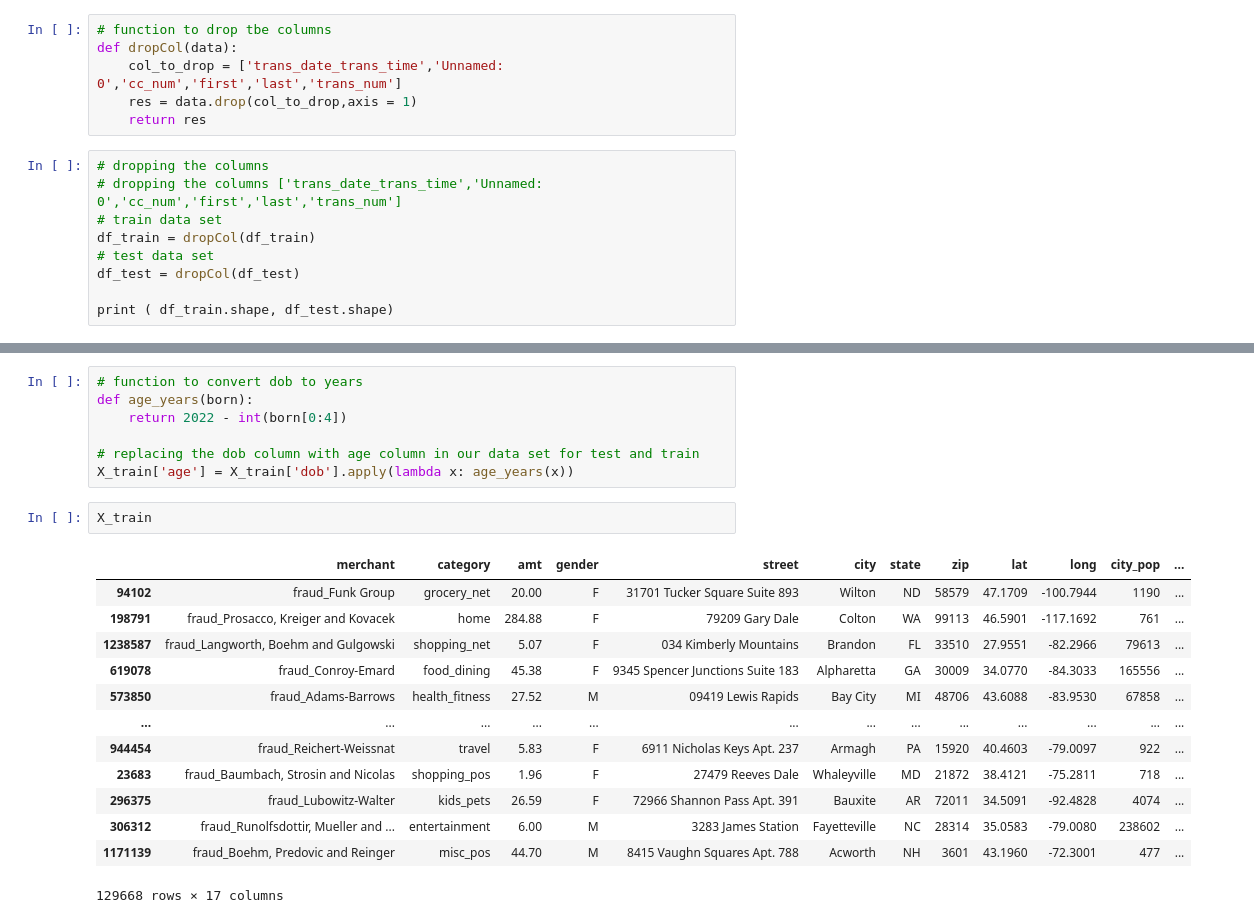
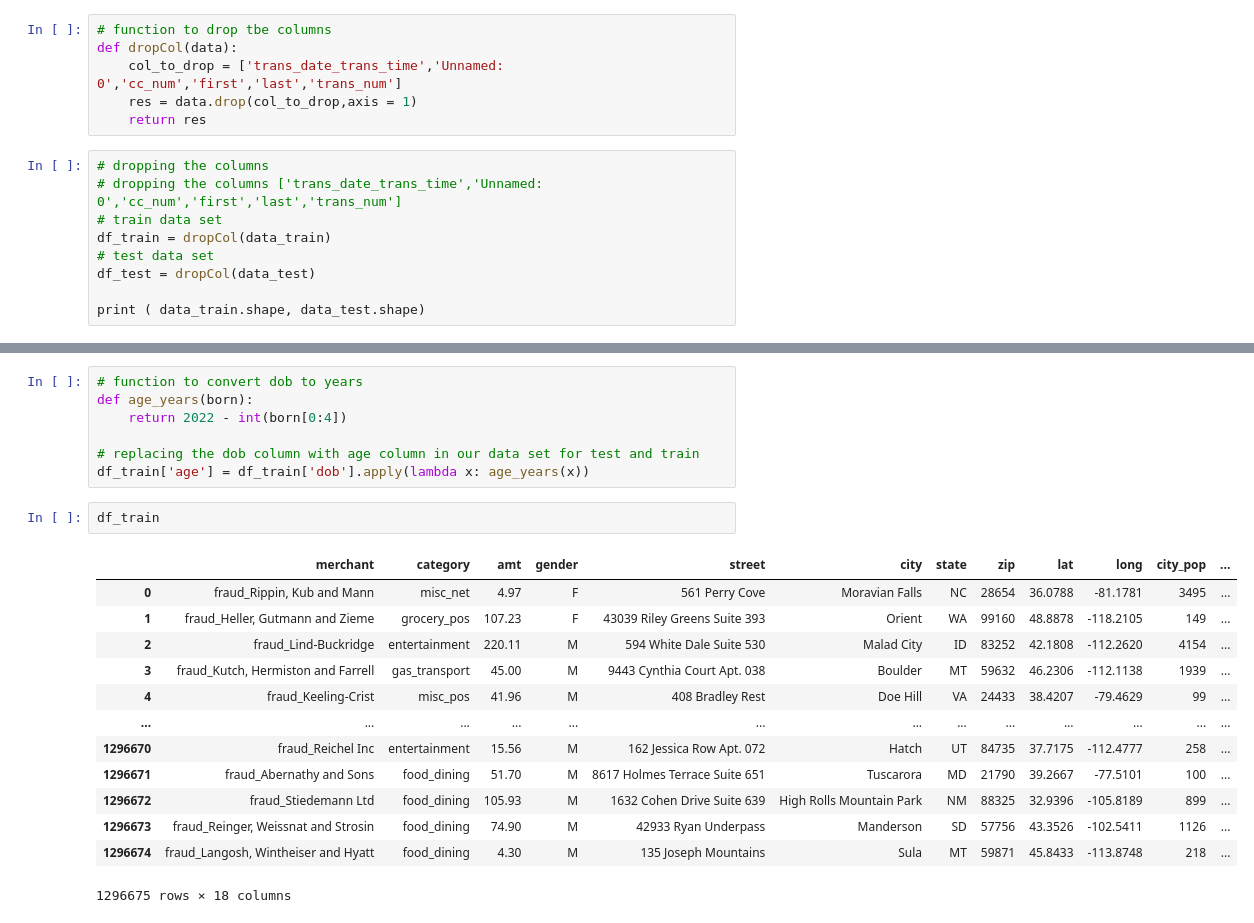
Before and after one commit to Charmiece/Final-Project---CreditCard-Fraud, a Jupyter notebook: Final_Project.ipynb, the cells around one changed output, grey strips where cells are left out. Saved outputs shown, nothing was run; the diff lists cells and outputs as text.

```diff
--- a/Final_Project.ipynb
+++ b/Final_Project.ipynb
@@ -243,9 +239,9 @@ def dropCol(data):
 # dropping the columns
 # dropping the columns ['trans_date_trans_time','Unnamed: 0','cc_num','first','last','trans_num']
 # train data set
-df_train = dropCol(df_train)
+df_train = dropCol(data_train)
 # test data set
-df_test = dropCol(df_test)
+df_test = dropCol(data_test)
 
-print ( df_train.shape, df_test.shape)
+print ( data_train.shape, data_test.shape)
 # %% [output]
@@ -270,20 +252,20 @@ def age_years(born):
     return 2022 - int(born[0:4])
 
 # replacing the dob column with age column in our data set for test and train
-X_train['age'] = X_train['dob'].apply(lambda x: age_years(x))
+df_train['age'] = df_train['dob'].apply(lambda x: age_years(x))
-# %%
-X_train
-# %% [output]
-|  | merchant | category | amt | gender | street | city | state | zip | lat | long | city_pop | ... |
-| 94102 | fraud_Funk Group | grocery_net | 20.00 | F | 31701 Tucker Square Suite 893 | Wilton | ND | 58579 | 47.1709 | -100.7944 | 1190 | ... |
-| 198791 | fraud_Prosacco, Kreiger and Kovacek | home | 284.88 | F | 79209 Gary Dale | Colton | WA | 99113 | 46.5901 | -117.1692 | 761 | ... |
-| 1238587 | fraud_Langworth, Boehm and Gulgowski | shopping_net | 5.07 | F | 034 Kimberly Mountains | Brandon | FL | 33510 | 27.9551 | -82.2966 | 79613 | ... |
-| 619078 | fraud_Conroy-Emard | food_dining | 45.38 | F | 9345 Spencer Junctions Suite 183 | Alpharetta | GA | 30009 | 34.0770 | -84.3033 | 165556 | ... |
-| 573850 | fraud_Adams-Barrows | health_fitness | 27.52 | M | 09419 Lewis Rapids | Bay City | MI | 48706 | 43.6088 | -83.9530 | 67858 | ... |
-| ... | ... | ... | ... | ... | ... | ... | ... | ... | ... | ... | ... | ... |
-| 944454 | fraud_Reichert-Weissnat | travel | 5.83 | F | 6911 Nicholas Keys Apt. 237 | Armagh | PA | 15920 | 40.4603 | -79.0097 | 922 | ... |
-| 23683 | fraud_Baumbach, Strosin and Nicolas | shopping_pos | 1.96 | F | 27479 Reeves Dale | Whaleyville | MD | 21872 | 38.4121 | -75.2811 | 718 | ... |
-| 296375 | fraud_Lubowitz-Walter | kids_pets | 26.59 | F | 72966 Shannon Pass Apt. 391 | Bauxite | AR | 72011 | 34.5091 | -92.4828 | 4074 | ... |
-| 306312 | fraud_Runolfsdottir, Mueller and ... | entertainment | 6.00 | M | 3283 James Station | Fayetteville | NC | 28314 | 35.0583 | -79.0080 | 238602 | ... |
-| 1171139 | fraud_Boehm, Predovic and Reinger | misc_pos | 44.70 | M | 8415 Vaughn Squares Apt. 788 | Acworth | NH | 3601 | 43.1960 | -72.3001 | 477 | ... |
-129668 rows × 17 columns
+# %%
+df_train
+# %% [output]
+|  | merchant | category | amt | gender | street | city | state | zip | lat | long | city_pop | ... |
+| 0 | fraud_Rippin, Kub and Mann | misc_net | 4.97 | F | 561 Perry Cove | Moravian Falls | NC | 28654 | 36.0788 | -81.1781 | 3495 | ... |
+| 1 | fraud_Heller, Gutmann and Zieme | grocery_pos | 107.23 | F | 43039 Riley Greens Suite 393 | Orient | WA | 99160 | 48.8878 | -118.2105 | 149 | ... |
+| 2 | fraud_Lind-Buckridge | entertainment | 220.11 | M | 594 White Dale Suite 530 | Malad City | ID | 83252 | 42.1808 | -112.2620 | 4154 | ... |
+| 3 | fraud_Kutch, Hermiston and Farrell | gas_transport | 45.00 | M | 9443 Cynthia Court Apt. 038 | Boulder | MT | 59632 | 46.2306 | -112.1138 | 1939 | ... |
+| 4 | fraud_Keeling-Crist | misc_pos | 41.96 | M | 408 Bradley Rest | Doe Hill | VA | 24433 | 38.4207 | -79.4629 | 99 | ... |
+| ... | ... | ... | ... | ... | ... | ... | ... | ... | ... | ... | ... | ... |
+| 1296670 | fraud_Reichel Inc | entertainment | 15.56 | M | 162 Jessica Row Apt. 072 | Hatch | UT | 84735 | 37.7175 | -112.4777 | 258 | ... |
+| 1296671 | fraud_Abernathy and Sons | food_dining | 51.70 | M | 8617 Holmes Terrace Suite 651 | Tuscarora | MD | 21790 | 39.2667 | -77.5101 | 100 | ... |
+| 1296672 | fraud_Stiedemann Ltd | food_dining | 105.93 | M | 1632 Cohen Drive Suite 639 | High Rolls Mountain Park | NM | 88325 | 32.9396 | -105.8189 | 899 | ... |
+| 1296673 | fraud_Reinger, Weissnat and Strosin | food_dining | 74.90 | M | 42933 Ryan Underpass | Manderson | SD | 57756 | 43.3526 | -102.5411 | 1126 | ... |
+| 1296674 | fraud_Langosh, Wintheiser and Hyatt | food_dining | 4.30 | M | 135 Joseph Mountains | Sula | MT | 59871 | 45.8433 | -113.8748 | 218 | ... |
+1296675 rows × 18 columns
```
Also changed, not shown: parts of 14 cells of this notebook.
